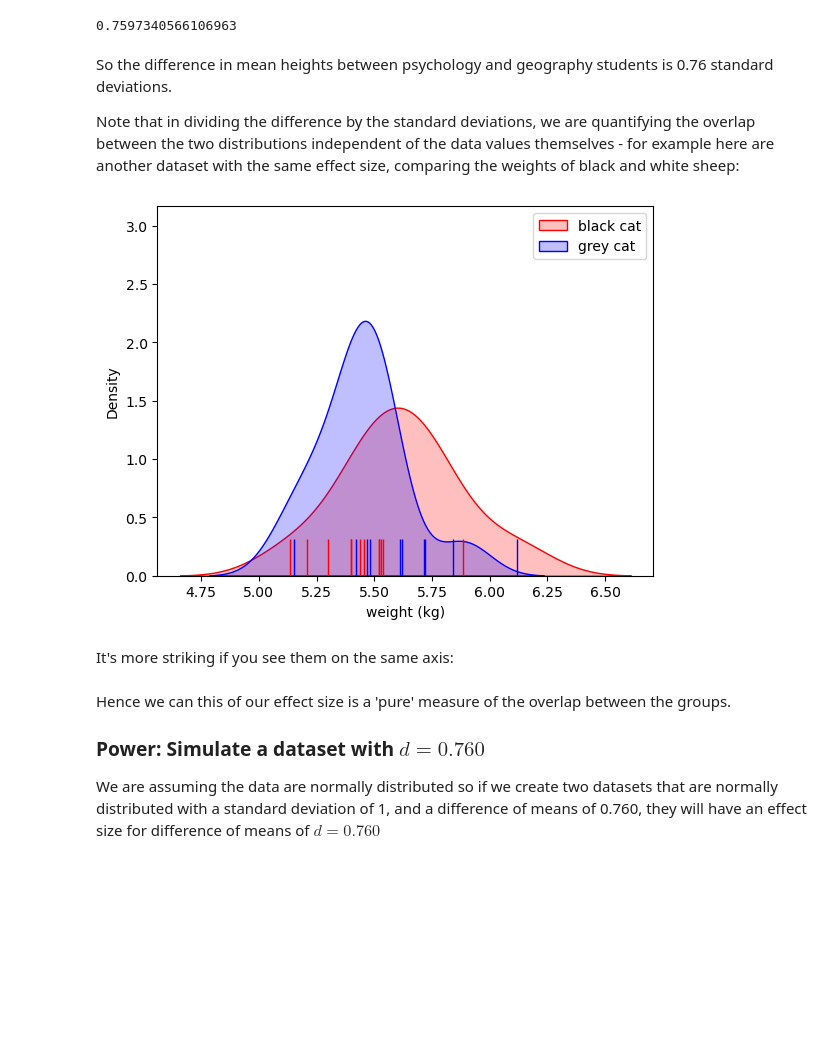
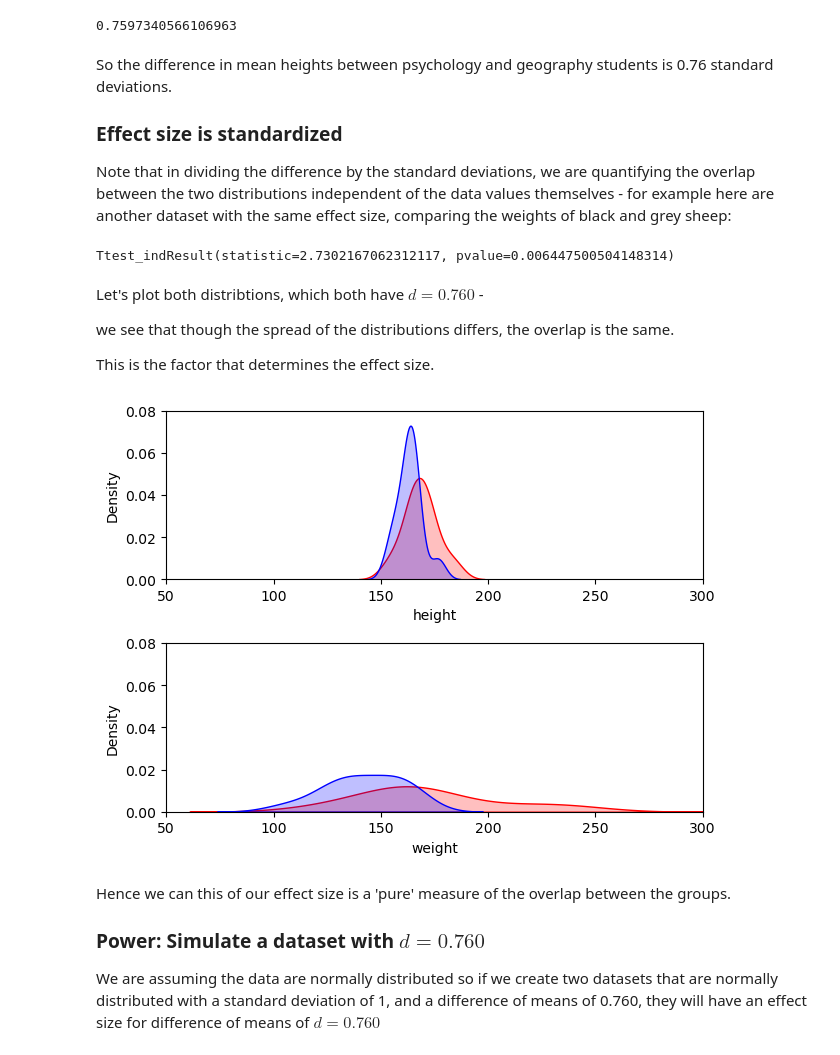
Before and after one commit to jillxoreilly/StatsCourseBook, a Jupyter notebook: power_analysis.ipynb, the cells around one changed output. Saved outputs shown, nothing was run; the diff lists cells and outputs as text; code cells hidden in the pictures; blank space fills up the shorter version.

```diff
--- a/power_analysis.ipynb
+++ b/power_analysis.ipynb
@@ -444,28 +444,42 @@ d
 # %% [markdown]
 So the difference in mean heights between psychology and geography students is 0.76 standard deviations.
 
-Note that in dividing the difference by the standard deviations, we are quantifying the overlap between the two distributions independent of the data values themselves - for example here are another dataset with the same effect size, comparing the weights of black and white sheep:
+### Effect size is standardized
+
+Note that in dividing the difference by the standard deviations, we are quantifying the overlap between the two distributions independent of the data values themselves - for example here are another dataset with the same effect size, comparing the weights of black and grey sheep:
-# %%
-sheep=pandas.read_csv('https://raw.githubusercontent.com/jillxoreilly/StatsCourseBook/main/data/SheepWeights.csv')
-blackSheep = sheep[sheep['color']=='black']['weight']
-whiteSheep = sheep[sheep['color']=='white']['weight']
-
-stats.ttest_ind(blackSheep, whiteSheep, alternative='greater')
-
-# plot KDEs
-sns.kdeplot(data=blackSheep, color=[1,0,0], shade=True)
-sns.kdeplot(data=whiteSheep, color=[0,0,1], shade=True)
-# plot datapoints
-sns.rugplot(data=blackSheep, color=[0,0,1], height=0.1)
-sns.rugplot(data=whiteSheep, color=[1,0,0], height=0.1)
-
-plt.legend({'black sheep','white sheep'})
-plt.xlabel('weight (kg)')
-plt.show()
-# %% [output]
-[figure, removed]
-# %% [markdown]
-It's more striking if you see them on the same axis:
+# %%
+sheep=pandas.read_csv('https://raw.githubusercontent.com/jillxoreilly/StatsCourseBook/main/data/SheepWeights.csv')
+blackSheep = sheep[sheep['woolColor']=='black']['weight']
+greySheep = sheep[sheep['woolColor']=='grey']['weight']
+
+stats.ttest_ind(blackSheep, greySheep, alternative='greater')
+# %% [output]
+Ttest_indResult(statistic=2.7302167062312117, pvalue=0.006447500504148314)
+# %% [markdown]
+Let's plot both distribtions, which both have $d=0.760$ -
+
+we see that though the spread of the distributions differs, the overlap is the same.
+
+This is the factor that determines the effect size.
+# %%
+# plot KDEs
+plt.subplot(2,1,1)
+sns.kdeplot(data=geog, color=[1,0,0], shade=True)
+sns.kdeplot(data=psy, color=[0,0,1], shade=True)
+plt.xlim([50,300])
+plt.ylim([0,0.08])
+
+# plot KDEs
+plt.subplot(2,1,2)
+sns.kdeplot(data=blackSheep, color=[1,0,0], shade=True)
+sns.kdeplot(data=greySheep, color=[0,0,1], shade=True)
+plt.xlim([50,300])
+plt.ylim([0,0.08])
+
+plt.tight_layout()
+plt.show()
+# %% [output]
+[figure, added]
 # %% [markdown]
 Hence we can this of our effect size is a 'pure' measure of the overlap between the groups.
 
```
Also changed, not shown: parts of 4 cells of this notebook, 27 other files.
